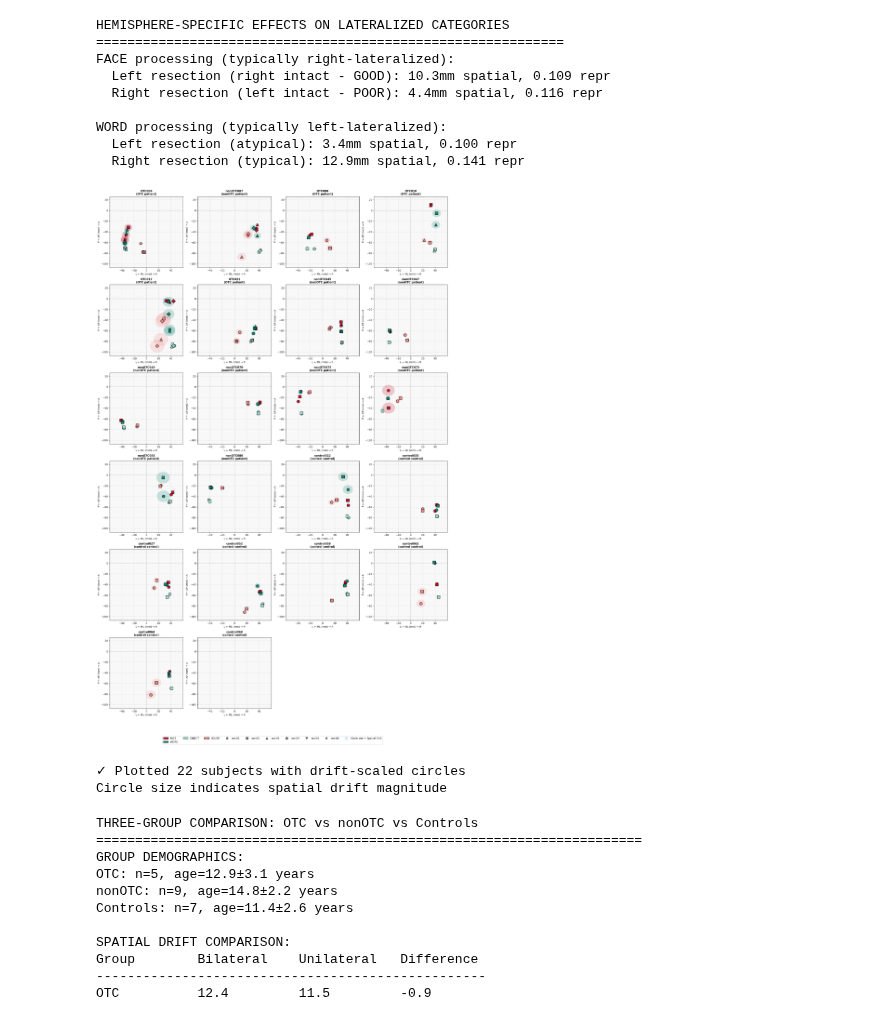
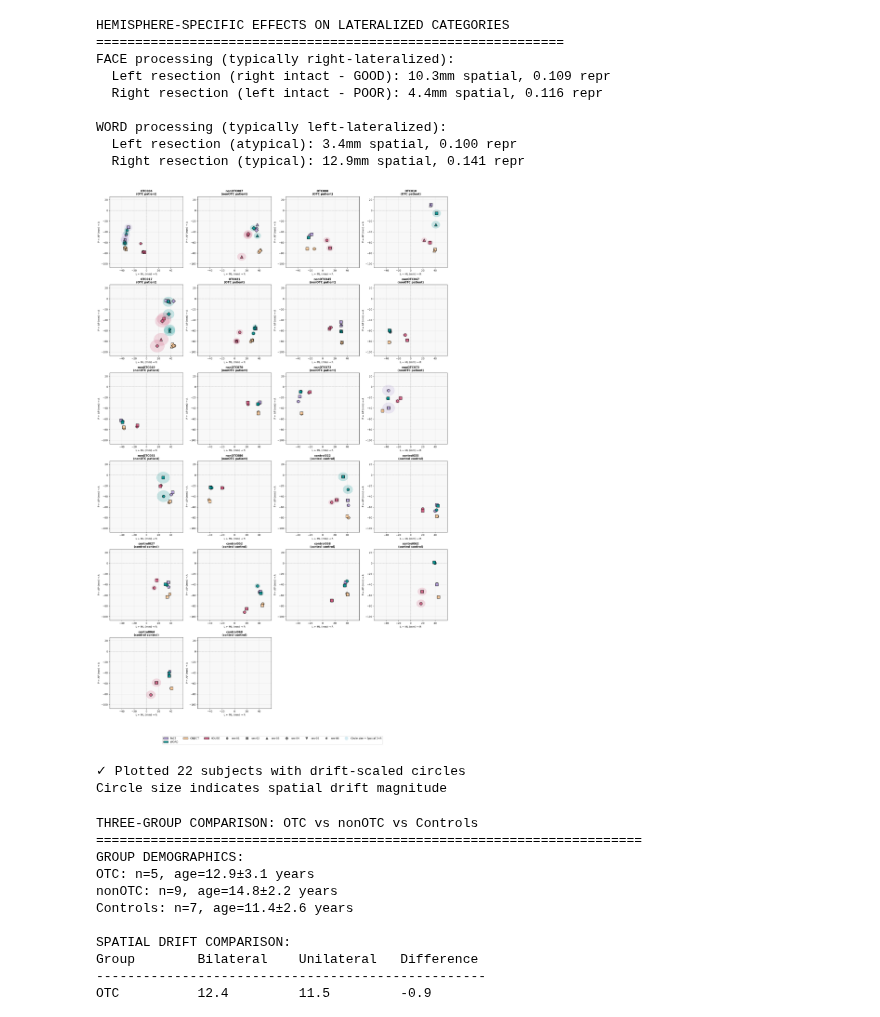
Before and after one commit to cnsimmons/long_pt, a Jupyter notebook: B_analyses/02_rsa.ipynb, the cells around one changed output. Cells and saved outputs as stored; diff of their text form; code cells hidden in the pictures.

Commit message:
satisfied with visual in rsa - will scale up to bilateral controls

```diff
--- a/B_analyses/02_rsa.ipynb
+++ b/B_analyses/02_rsa.ipynb
@@ -1142,7 +1142,7 @@ def plot_comprehensive_topography_with_drift(functional_results, analysis_subjec
     else:
         axes = axes.flatten()
 
-    colors = {'face': '#CA0020', 'word': '#018571', 'object': '#95E1D3', 'house': '#F38181'}
+    colors = {'face': '#B19CD7', 'word': '#009392', 'object': '#FAC898', 'house': '#D0587E'}
     markers = {'01': 'o', '02': 's', '03': '^', '04': 'D', '05': 'v', '06': 'p'}
 
     # Calculate drift magnitudes for circle sizing
@@ -1221,34 +1221,34 @@ def plot_comprehensive_topography_with_drift(functional_results, analysis_subjec
             axes[idx].set_ylim(ylim)
 
     # Create legend
     from matplotlib.patches import Patch
     from matplotlib.lines import Line2D
 
     category_legend = [Patch(facecolor=colors[cat], edgecolor='black', label=cat.upper())
                       for cat in ['face', 'word', 'object', 'house']]
     session_legend = [Line2D([0], [0], marker=markers.get(s, 'o'), color='w',
                             markerfacecolor='gray', markersize=8,
                             markeredgecolor='black', markeredgewidth=1, label=f'ses-{s}')
                      for s in ['01', '02', '03', '04', '05', '06']]
     drift_legend = [Line2D([0], [0], marker='o', color='w', markerfacecolor='lightblue',
                           markersize=15, alpha=0.5, label='Circle size = Spatial Drift')]
 
     fig.legend(handles=category_legend + session_legend + drift_legend,
               loc='lower center', bbox_to_anchor=(0.5, -0.05),
               ncol=10, fontsize=10, frameon=True)
 
     plt.tight_layout()
     plt.savefig(OUTPUT_DIR / 'comprehensive_topography_with_drift.png', dpi=300, bbox_inches='tight')
     plt.show()
 
     # Print summary
     print(f"✓ Plotted {n_subjects} subjects with drift-scaled circles")
     print("Circle size indicates spatial drift magnitude")
 
 # CALL the comprehensive plot
 plot_comprehensive_topography_with_drift(golarai_functional_final, ANALYSIS_SUBJECTS, results_table_complete)
 # %% [output]
-[figure, old version]
+[figure, new version]
 ✓ Plotted 22 subjects with drift-scaled circles
 Circle size indicates spatial drift magnitude
 # %%
```
Also changed, not shown: parts of 7 cells of this notebook, 2 other files.
